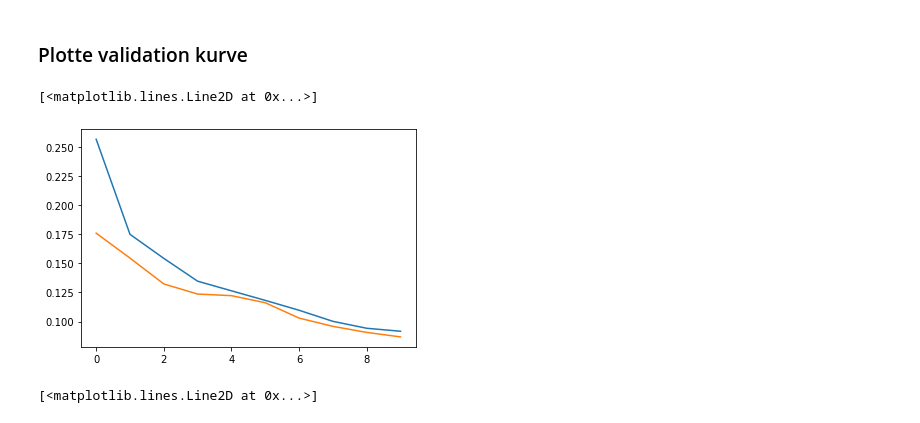
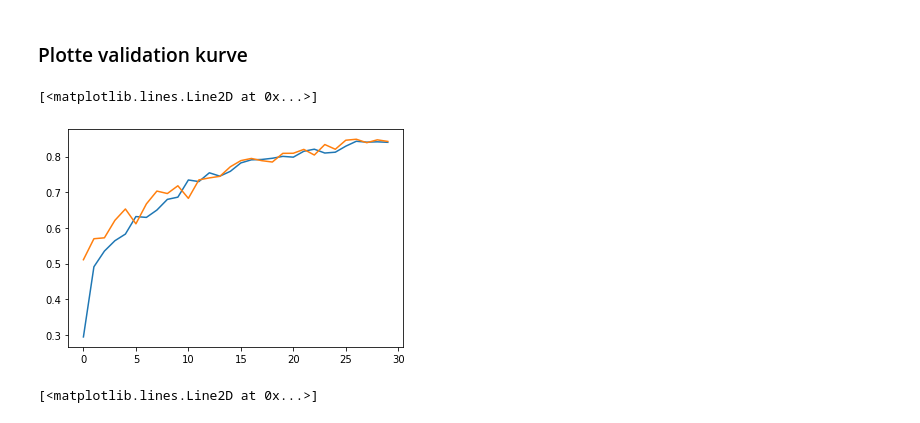
Before and after one commit to stianteien/instradag, a Jupyter notebook: RNN_build.ipynb, the cells around one changed output. Drawn from its saved outputs; the diff is of its cells as text; code cells hidden in the pictures.

Commit message:
lagt til r2 score

```diff
--- a/RNN_build.ipynb
+++ b/RNN_build.ipynb
@@ -30,4 +26,13 @@ def add_data(word):
+# %%
+def r2_score(y_true, y_pred):
+    SS_res =  K.sum(K.square( y_true-y_pred ))
+    SS_tot = K.sum(K.square( y_true - K.mean(y_true) ) )
+    return ( 1 - SS_res/(SS_tot + K.epsilon()) )
+
+def add_data(word):
+    ordet = 'data/' + word
+    return ordet
 # %%
-filer = list(map(add_data, os.listdir('data/')))[10:16] # test 54:60 mellom 10 og 16 er noe feil
+filer = list(map(add_data, os.listdir('data/')))[0:5] # test 54:60 mellom 10 og 14 er noe feil
 data = make_ready().use_stockstats(filer)
 # %% [output]
@@ -101,7 +104,7 @@ model.add(LSTM(units=64, return_sequences=False))
 model.add(Dropout(0.2))
 model.add(Dense(10))
 
-model.compile(optimizer='adam', loss='mse', metrics=['mae'])
+model.compile(optimizer='adam', loss='mse', metrics=['mae', r2_score])
 
 model.summary()
 # %% [output]
@@ -124,5 +127,5 @@ Trainable params: 51,594
 Non-trainable params: 0
 _________________________________________________________________
 # %%
-history = model.fit(X_train, y_train, validation_data=(X_test, y_test), epochs=10, batch_size=64, verbose=1)
+history = model.fit(X_train, y_train, validation_data=(X_test, y_test), epochs=50, batch_size=64, verbose=1)
 # %% [output]
@@ -146,13 +142,13 @@ Epoch 10/10
 # %% [markdown]
 ### Plotte validation kurve
 # %%
-plt.plot(history.history['loss'])
-plt.plot(history.history['val_loss'])
+plt.plot(history.history['r2_score'])
+plt.plot(history.history['val_r2_score'])
 #plt.xlim(50,100)
 #plt.ylim(0.0, 0.025)
 # %% [output]
 [<matplotlib.lines.Line2D at 0x...>]
-[figure, old version]
+[figure, new version]
 # %%
 #plt.plot(history.history['loss'])
 flatten = [j for sub in all_history for j in sub]
```
Also changed, not shown: parts of 6 cells of this notebook.
